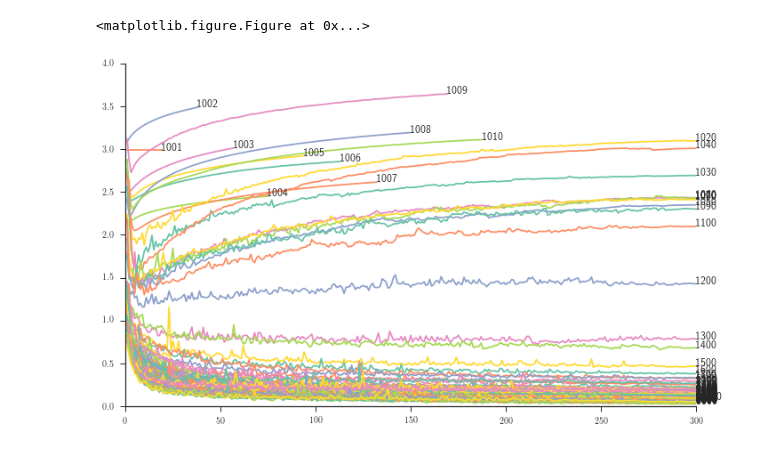
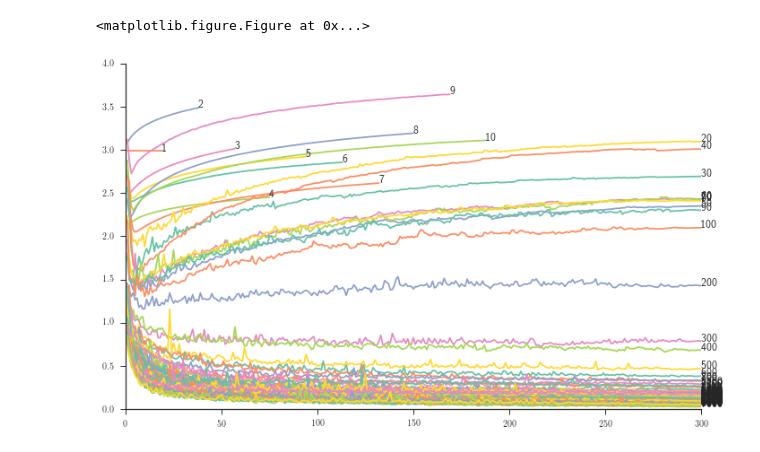
Before and after one commit to yanii/phd-thesis, a Jupyter notebook: Figs/matplotlib/tomdata.ipynb, the cells around one changed output. Cells and saved outputs as stored; diff of their text form; code cells hidden in the pictures.

```diff
--- a/Figs/matplotlib/tomdata.ipynb
+++ b/Figs/matplotlib/tomdata.ipynb
@@ -65,28 +65,30 @@ sns.set(style='ticks', palette='Set2')
 # %%
 #points = np.array([(1, 1), (-1, 1), (1, -1), (-1, -1)])
 rootdir='../../tomdata/'
 
 fig, ax = newfig(2)
 
 for infile in sorted(glob.glob( os.path.join(rootdir, 'result_fc_*.csv'))):
     #get network size from name
     match=re.match('^result_(.*)_(\d+)', os.path.basename(infile))
     if match:
         #labelname = match.group(1)+' '+match.group(2)
-        labelname=match.group(2)
+        labelname=int(match.group(2))-1000
         data = np.genfromtxt(infile, delimiter=',', names=True)
         plt.plot(data['epoch'], data['validationmainloss'], label=labelname)
         ax.annotate(labelname, xy=(data['epoch'][-1], data['validationmainloss'][-1]))
 #plt.legend()
 ax.axis([0,300,0,4])
 #fig.show()
 plt.tight_layout(.5)
 sns.despine()
 plt.savefig('tomplotfc.pgf')
 plt.savefig('tomplotfc.pdf')
+
+plt.gca().set_color_cycle(None)
 # %% [output]
 <matplotlib.figure.Figure at 0x...>
-[figure, old version]
+[figure, new version]
 # %%
 #points = np.array([(1, 1), (-1, 1), (1, -1), (-1, -1)])
 rootdir='../../tomdata/'
```
Also changed, not shown: parts of 6 cells of this notebook, 4 other files.
